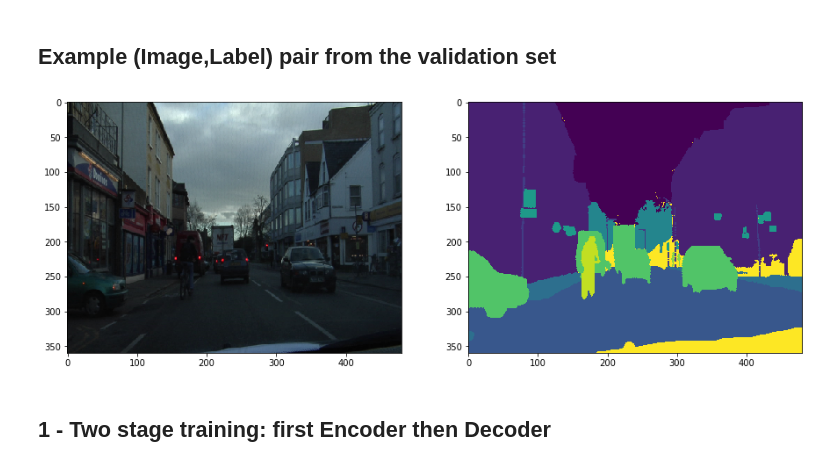
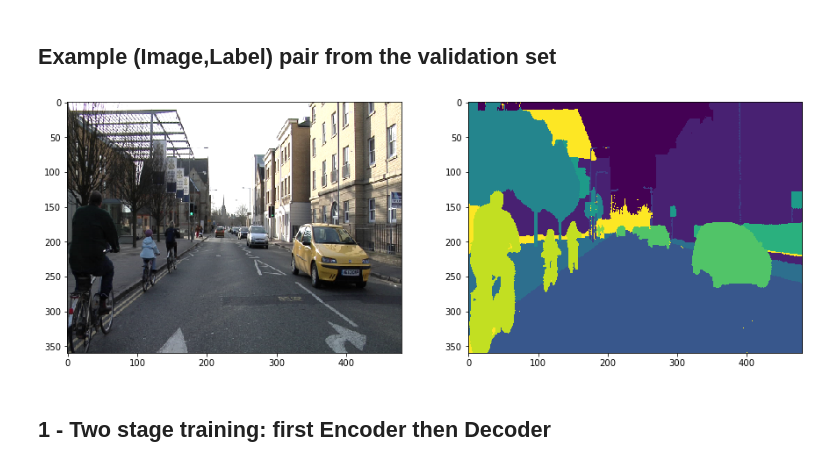
Before and after one commit to gevero/enet_tensorflow, a Jupyter notebook: notebooks/Enet CamVid Training.ipynb, the cells around one changed output. Saved outputs shown, nothing was run; the diff lists cells and outputs as text; code cells hidden in the pictures.

```diff
--- a/notebooks/Enet CamVid Training.ipynb
+++ b/notebooks/Enet CamVid Training.ipynb
@@ -76,14 +106,14 @@ class_weights = get_class_weights(tf_dataset_generator(train_path,process_path_d
 # %% [markdown]
 ## **Example (Image,Label) pair from the validation set**
 # %%
-for img,iml in train_dec_ds.take(1):
+for img,iml in train_single_ds.take(1):
   plt.figure(figsize=(15,10))
   plt.subplot(1,2,1)
   plt.imshow(img.numpy()[0,:,:,:])
   plt.subplot(1,2,2)
   plt.imshow(iml.numpy()[0,:,:,0])
 # %% [output]
-[figure, old version]
+[figure, new version]
 # %% [markdown]
 ## **1 - Two stage training: first Encoder then Decoder**
 # %% [markdown]
```
Also changed, not shown: parts of 11 cells of this notebook, 6 other files.
